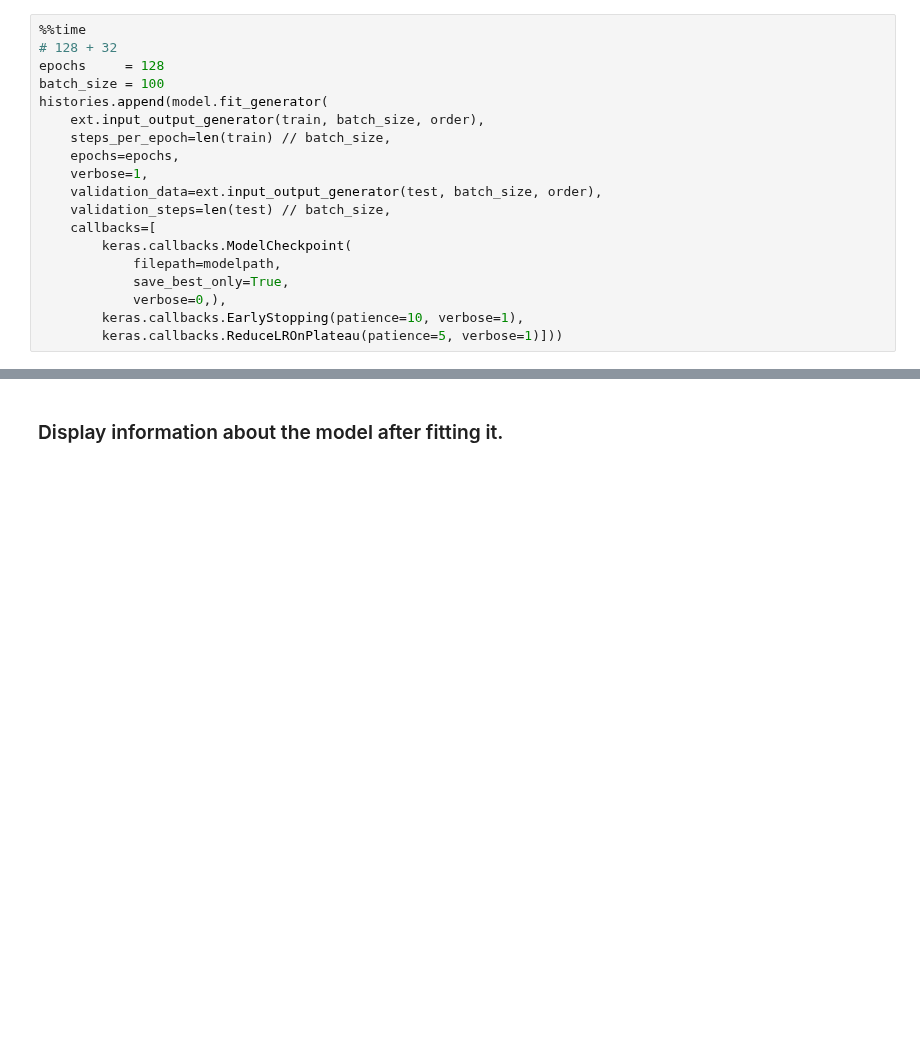
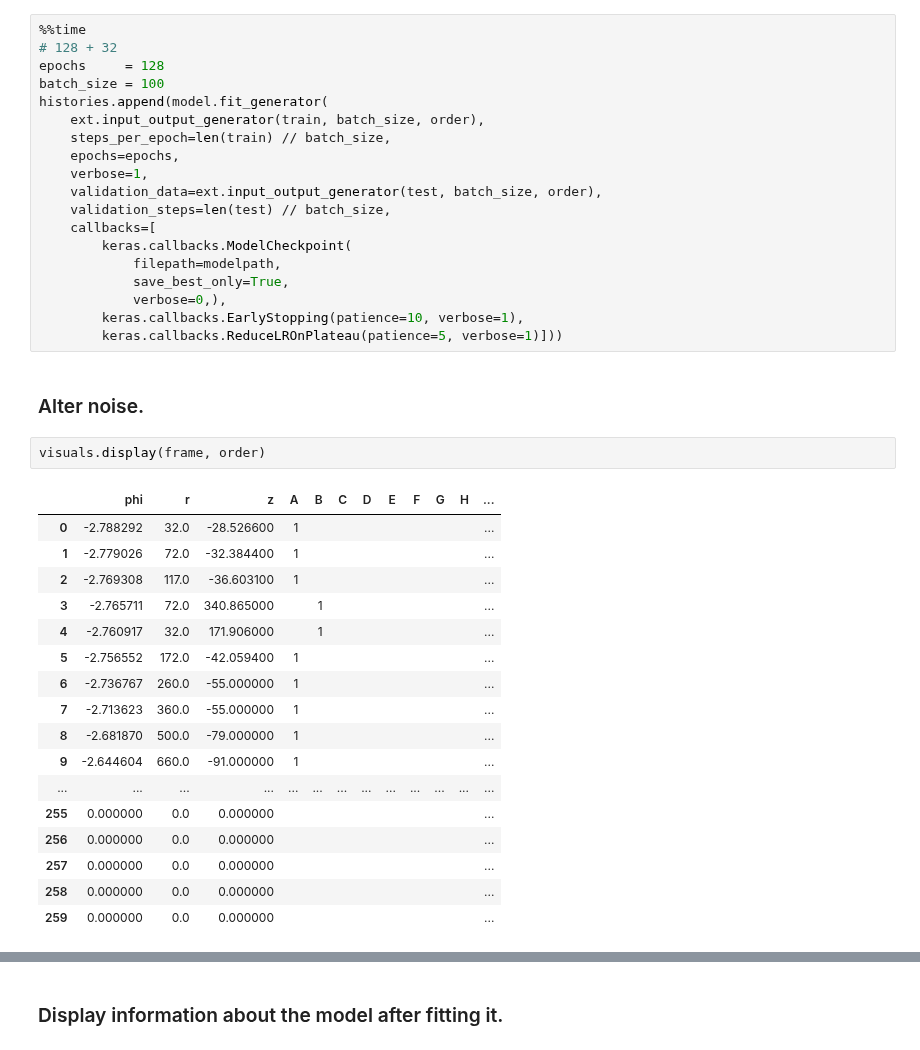
Before and after one commit to DZurawski/Fermi-Internship-2017, a Jupyter notebook: Track/ACTS-0N-SPLIT-80-20-WITH-NOISE.ipynb, the cells around one changed output, grey strips where cells are left out. Drawn from its saved outputs; the diff is of its cells as text; blank space fills up the shorter version.

Commit message:
Adding noise position tests

```diff
--- a/Track/ACTS-0N-SPLIT-80-20-WITH-NOISE.ipynb
+++ b/Track/ACTS-0N-SPLIT-80-20-WITH-NOISE.ipynb
@@ -199,3 +119,25 @@ histories.append(model.fit_generator(
             verbose=0,),
         keras.callbacks.EarlyStopping(patience=10, verbose=1),
         keras.callbacks.ReduceLROnPlateau(patience=5, verbose=1)]))
+# %% [markdown]
+### Alter noise.
+# %%
+visuals.display(frame, order)
+# %% [output]
+|  | phi | r | z | A | B | C | D | E | F | G | H | ... |
+| 0 | -2.788292 | 32.0 | -28.526600 | 1 |  |  |  |  |  |  |  | ... |
+| 1 | -2.779026 | 72.0 | -32.384400 | 1 |  |  |  |  |  |  |  | ... |
+| 2 | -2.769308 | 117.0 | -36.603100 | 1 |  |  |  |  |  |  |  | ... |
+| 3 | -2.765711 | 72.0 | 340.865000 |  | 1 |  |  |  |  |  |  | ... |
+| 4 | -2.760917 | 32.0 | 171.906000 |  | 1 |  |  |  |  |  |  | ... |
+| 5 | -2.756552 | 172.0 | -42.059400 | 1 |  |  |  |  |  |  |  | ... |
+| 6 | -2.736767 | 260.0 | -55.000000 | 1 |  |  |  |  |  |  |  | ... |
+| 7 | -2.713623 | 360.0 | -55.000000 | 1 |  |  |  |  |  |  |  | ... |
+| 8 | -2.681870 | 500.0 | -79.000000 | 1 |  |  |  |  |  |  |  | ... |
+| 9 | -2.644604 | 660.0 | -91.000000 | 1 |  |  |  |  |  |  |  | ... |
+| ... | ... | ... | ... | ... | ... | ... | ... | ... | ... | ... | ... | ... |
+| 255 | 0.000000 | 0.0 | 0.000000 |  |  |  |  |  |  |  |  | ... |
+| 256 | 0.000000 | 0.0 | 0.000000 |  |  |  |  |  |  |  |  | ... |
+| 257 | 0.000000 | 0.0 | 0.000000 |  |  |  |  |  |  |  |  | ... |
+| 258 | 0.000000 | 0.0 | 0.000000 |  |  |  |  |  |  |  |  | ... |
+| 259 | 0.000000 | 0.0 | 0.000000 |  |  |  |  |  |  |  |  | ... |
```
Also changed, not shown: parts of 14 cells of this notebook, 2 other files.
